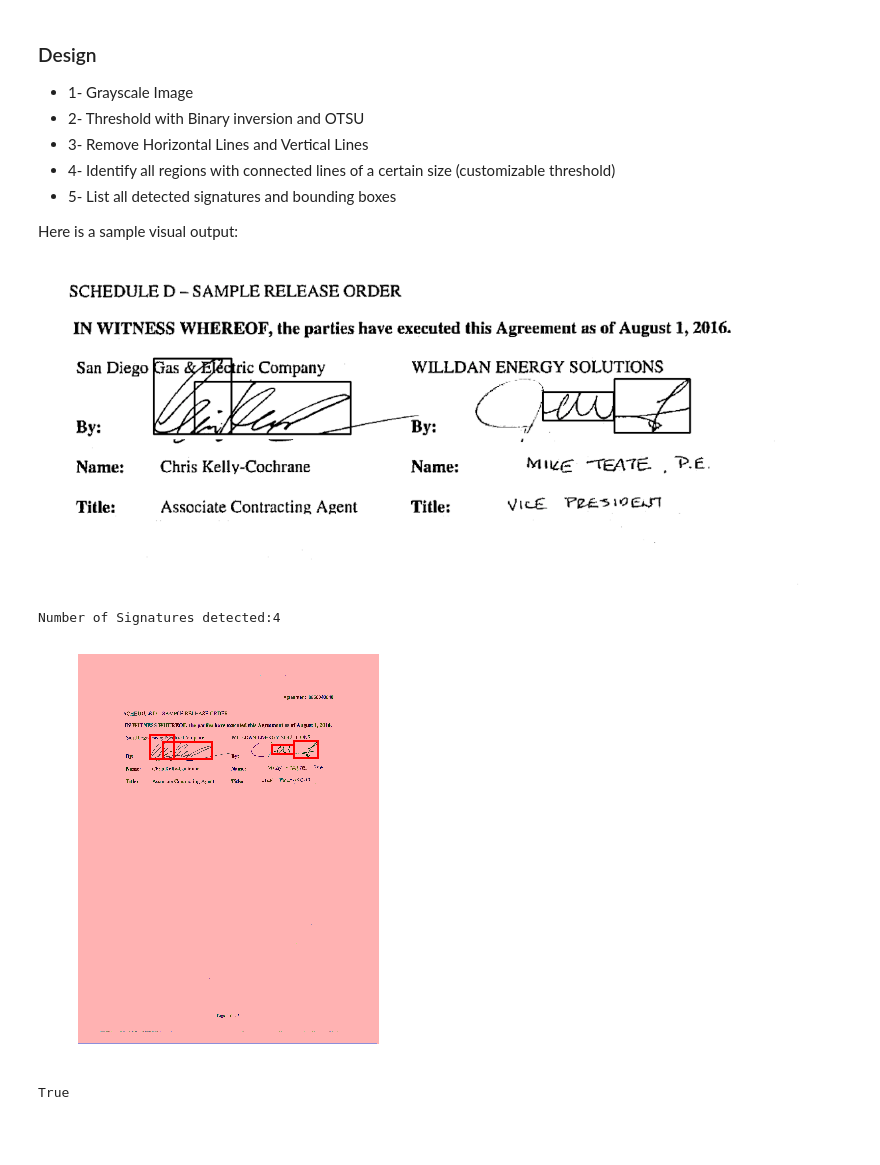
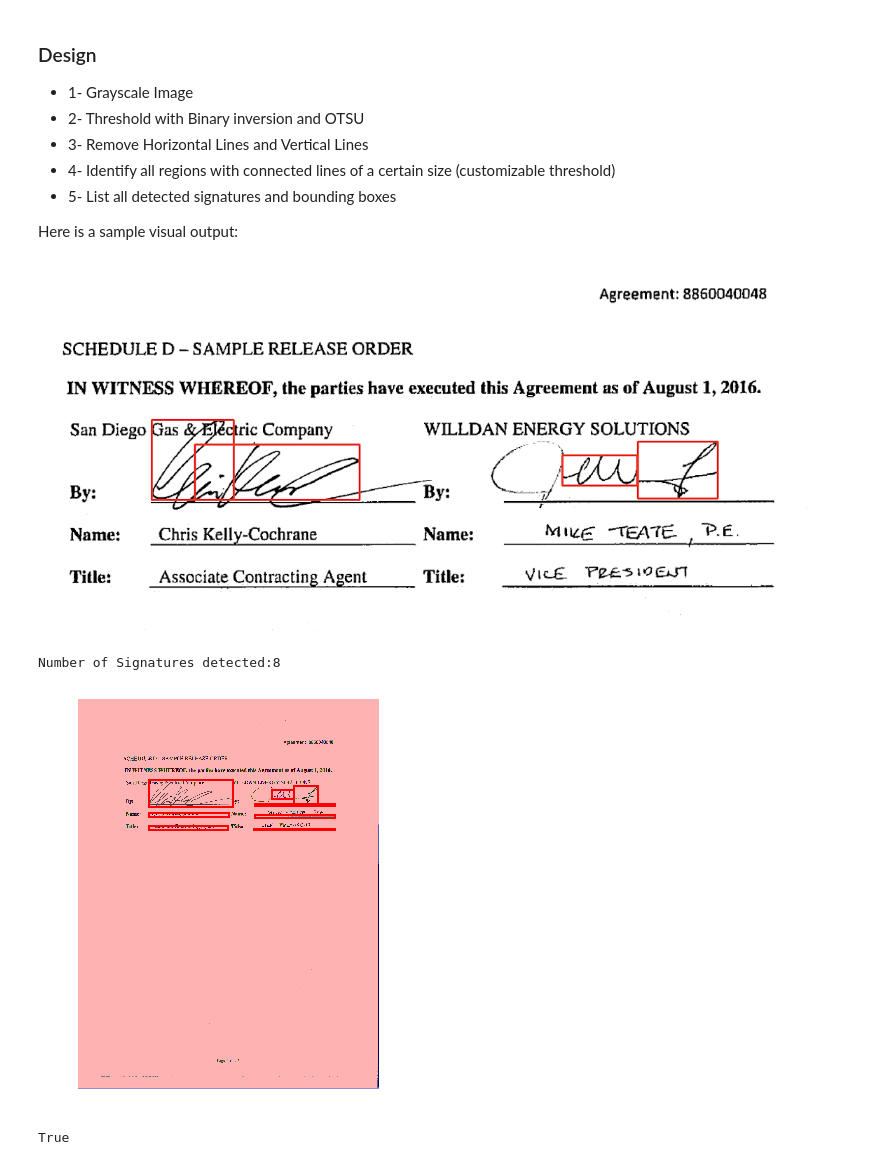
Before and after one commit to brendanSapience/OpenCV-Notebooks, a Jupyter notebook: Signature Detection.ipynb, the cells around one changed output. Drawn from its saved outputs; the diff is of its cells as text; code cells hidden in the pictures; blank space fills up the shorter version.

```diff
--- a/Signature Detection.ipynb
+++ b/Signature Detection.ipynb
@@ -11,7 +11,7 @@
 
 Here is a sample visual output:
 # %% [markdown]
-![Screen%20Shot%202019-11-09%20at%209.00.15%20PM.png](attachment:Screen%20Shot%202019-11-09%20at%209.00.15%20PM.png)
+![Screen%20Shot%202019-11-10%20at%208.14.16%20AM.png](attachment:Screen%20Shot%202019-11-10%20at%208.14.16%20AM.png)
 # %%
 import cv2
 import matplotlib.pyplot as plt
@@ -46,6 +46,7 @@ DebugMode = True
 # Open image as grayscale
 image = cv2.imread(INPUTIMAGE,cv2.IMREAD_GRAYSCALE)
 
+'''
 # We NEED thresholding to remove vertical and horizontal lines
 thresh = cv2.threshold(image, 0, 255, cv2.THRESH_BINARY_INV + cv2.THRESH_OTSU)[1]
 
@@ -71,7 +72,8 @@ img = ObjOut.image
 
 # Uncomment the following line to create an image without lines
 #cv2.imwrite("./inputs/out5.png",ObjOut.image)
-
+'''
+img = image
 # connected component analysis by scikit-learn framework
 blobs = img > img.mean()
 blobs_labels = measure.label(blobs, background=1)
@@ -84,35 +86,35 @@ the_biggest_component = 0
 AllSignatures = []
 
 for region in regionprops(blobs_labels):
 
     if (region.area >= MIN_CONNECTED_THRESHOLD and region.area < MAX_CONNECTED_THRESHOLD):
         if (region.area > the_biggest_component):
             the_biggest_component = region.area
 
         minr, minc, maxr, maxc = region.bbox
         signature = SignatureItem(minr, minc, maxr, maxc)
         #print("debug:"+str(minr))
         rect = mpatches.Rectangle((minc, minr), maxc - minc, maxr - minr,fill=False, edgecolor='red', linewidth=2)
         ax.add_patch(rect)
         AllSignatures.append(signature)
 
 print("Number of Signatures detected:" + str(len(AllSignatures)))
 
 if(DebugMode == True):
     ax.imshow(image_label_overlay)
     ax.set_axis_off()
     plt.tight_layout()
     plt.show()
 
-
+imageCol = cv2.imread(INPUTIMAGE)
 for s in AllSignatures:
 
-    img_mod= cv2.rectangle(img,(s.minc,s.minr),(s.maxc,s.maxr),(0, 0, 255), 2)
+    img_mod= cv2.rectangle(imageCol,(s.minc,s.minr),(s.maxc,s.maxr),(0, 0, 255), 2)
 
 cv2.imwrite("./inputs/signatures/out5_final.png",img_mod)
 
 # TO DO: This method would improve big time if we merged overlapping bounding boxes
 # %% [output]
-Number of Signatures detected:4
+Number of Signatures detected:8
-[figure, old version]
+[figure, new version]
 True
```
Also changed, not shown: 1 other file.
